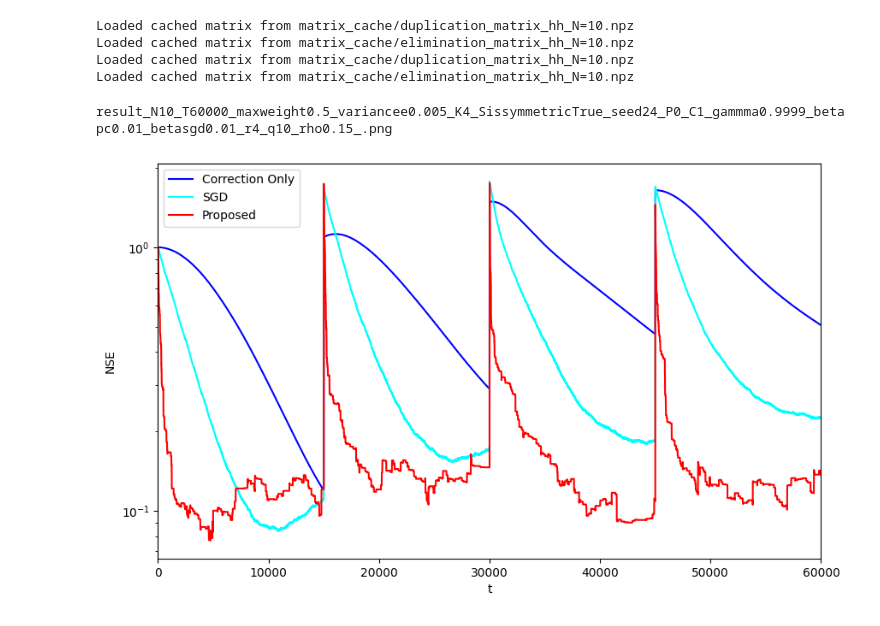
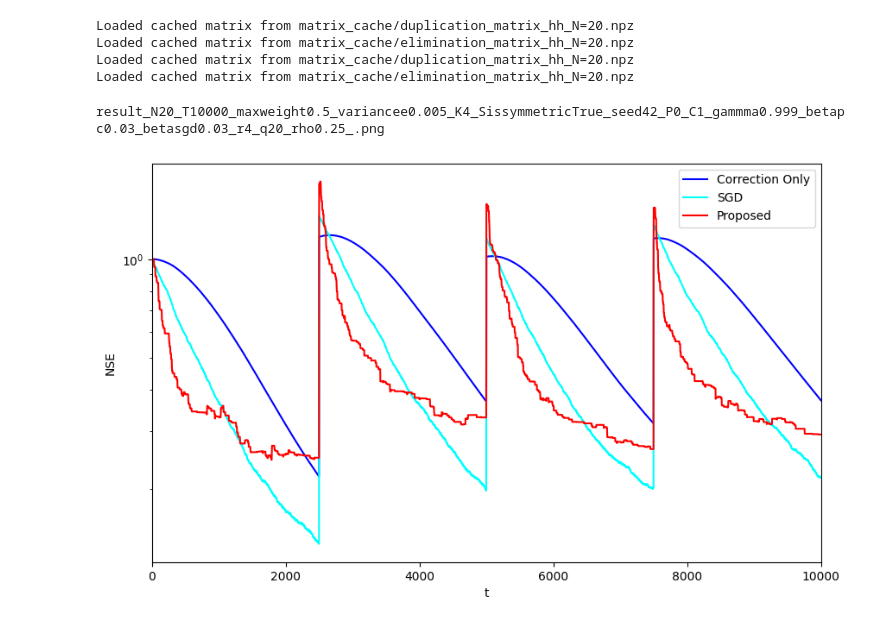
Before and after one commit to fmjp1012/tvgti, a Jupyter notebook: sandbox.ipynb, the cells around one changed output. Saved outputs shown, nothing was run; the diff lists cells and outputs as text; code cells hidden in the pictures.

```diff
--- a/sandbox.ipynb
+++ b/sandbox.ipynb
@@ -174,8 +174,8 @@ def solve_offline_sem(X_up_to_t, lambda_reg):
     S_opt = S.value
     return S_opt
 # %%
-N = 10
-T = 60000
+N = 20
+T = 10000
 sparsity = 100
 max_weight = 0.5
 variance_e = 0.005
@@ -183,7 +183,7 @@ std_e = np.sqrt(variance_e)
 K = 4
 S_is_symmetric = True
 
-seed = 24
+seed = 42
 np.random.seed(seed)
 
 # TV-SEMシミュレーション
@@ -197,11 +197,11 @@ S_series, X = generate_piecewise_X_K(N, T, S_is_symmetric, sparsity, max_weight,
 P = 0
 C = 1
 # gamma = 0.999
-gamma = 0.9999
+gamma = 0.999
 alpha = 0.0
 # beta = 1e-7
-beta_pc = 1e-2
-beta_sgd = 1e-2
+beta_pc = 1e-2 * 3
+beta_sgd = 1e-2 * 3
 
 # initial S
 
@@ -215,8 +215,8 @@ else:
 S_0 = S_0 / norm(S_0)
 
 r = 4 # window size
-q = 10 # number of processors
-rho = 0.15
+q = 20 # number of processors
+rho = 0.25
 
 tv_sem_pc = TimeVaryingSEM_PC_NONSPARSE(N, S_0, alpha, beta_pc, gamma, P, C)
 tv_sem_sgd = TimeVaryingSEM_PC_NONSPARSE(N, S_0, alpha, beta_sgd, 0, P, C)
@@ -305,7 +305,7 @@ filename = (
     f'rho{rho}_.png'
 )
 print(filename)
-plt.savefig('./result/241101/images/' + filename)
+plt.savefig('./result/241118/images/' + filename)
 plt.show()
 
 # plt.plot(sum_error_pc, color='blue', label='Correction Only')
@@ -322,36 +322,36 @@ time_points = [0, T//2, T-1]  # 開始時、中間時、終了時
 
 data_min = np.inf
 data_max = -np.inf
 
 for t in time_points:
     data_min = min(data_min, S_series[t].min(), estimates_pc[t].min(), estimates_pp[t].min())
     data_max = max(data_max, S_series[t].max(), estimates_pc[t].max(), estimates_pp[t].max())
 
 # プロット部分
 # for t in time_points:
 #     plt.figure(figsize=(12,4))
 
 #     plt.subplot(1,3,1)
 #     plt.imshow(S_series[t], cmap='viridis', aspect='auto', vmin=data_min, vmax=data_max)
 #     plt.colorbar()
 #     plt.title(f'True S at t={t}')
 
 #     plt.subplot(1,3,2)
 #     plt.imshow(estimates_pc[t], cmap='viridis', aspect='auto', vmin=data_min, vmax=data_max)
 #     plt.colorbar()
 #     plt.title(f'CO Estimate at t={t}')
 
 #     plt.subplot(1,3,3)
 #     plt.imshow(estimates_pp[t], cmap='viridis', aspect='auto', vmin=data_min, vmax=data_max)
 #     plt.colorbar()
 #     plt.title(f'PP Estimate at t={t}')
 
 #     plt.tight_layout()
 #     plt.show()
 # %% [output]
-Loaded cached matrix from matrix_cache/duplication_matrix_hh_N=10.npz
-Loaded cached matrix from matrix_cache/elimination_matrix_hh_N=10.npz
-Loaded cached matrix from matrix_cache/duplication_matrix_hh_N=10.npz
-Loaded cached matrix from matrix_cache/elimination_matrix_hh_N=10.npz
+Loaded cached matrix from matrix_cache/duplication_matrix_hh_N=20.npz
+Loaded cached matrix from matrix_cache/elimination_matrix_hh_N=20.npz
+Loaded cached matrix from matrix_cache/duplication_matrix_hh_N=20.npz
+Loaded cached matrix from matrix_cache/elimination_matrix_hh_N=20.npz
-result_N10_T60000_maxweight0.5_variancee0.005_K4_SissymmetricTrue_seed24_P0_C1_gammma0.9999_betapc0.01_betasgd0.01_r4_q10_rho0.15_.png
+result_N20_T10000_maxweight0.5_variancee0.005_K4_SissymmetricTrue_seed42_P0_C1_gammma0.999_betapc0.03_betasgd0.03_r4_q20_rho0.25_.png
-[figure, old version]
+[figure, new version]
```
Also changed, not shown: 33 other files.
